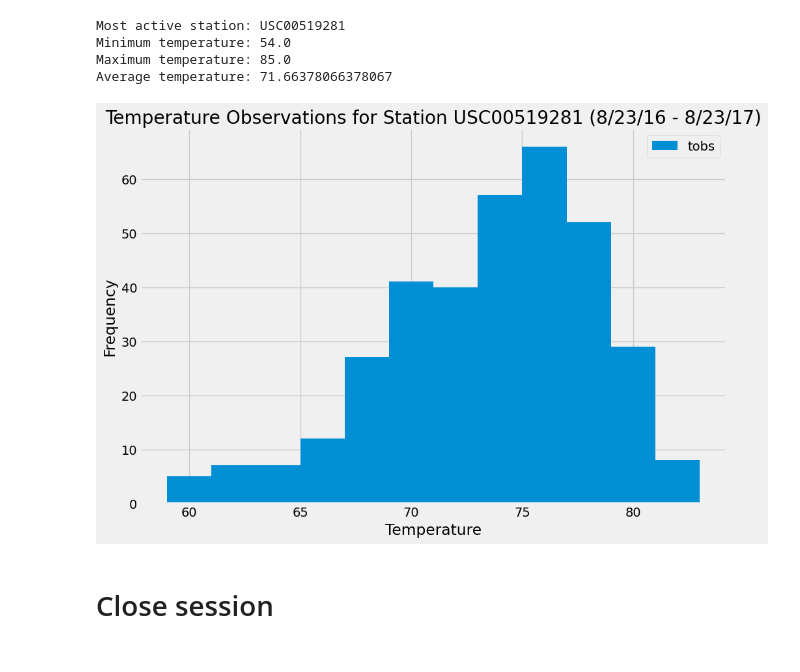
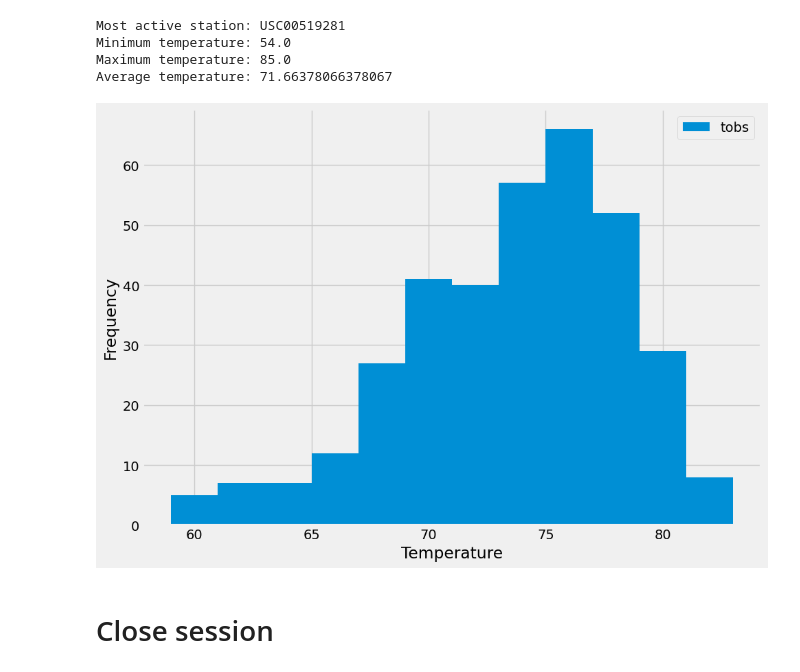
Before and after one commit to glongo001/sqlalchemy-challenge, a Jupyter notebook: SurfsUp/climate_starter.ipynb, the cells around one changed output. Cells and saved outputs as stored; diff of their text form; code cells hidden in the pictures.

```diff
--- a/SurfsUp/climate_starter.ipynb
+++ b/SurfsUp/climate_starter.ipynb
@@ -31,8 +31,8 @@ Base.classes.keys()
 ['measurement', 'station']
 # %%
 # Save references to each table
-Measurement = Base.classes.measurement
-Station = Base.classes.station
+measurement = Base.classes.measurement
+station = Base.classes.station
 # %%
 # Create our session (link) from Python to the DB
 session = Session(engine)
@@ -107,8 +106,8 @@ Number of stations: 9
 # %%
 # Design a query to find the most active stations (i.e. what stations have the most rows?)
 # List the stations and the counts in descending order.
-active_stations = session.query(Measurement.station, func.count(Measurement.station)).\
-    group_by(Measurement.station).order_by(func.count(Measurement.station).desc()).all()
+active_stations = session.query(measurement.station, func.count(measurement.station)).\
+    group_by(measurement.station).order_by(func.count(measurement.station).desc()).all()
 
 print(f'Most active stations in descending order: {active_stations}')
 # %% [output]
@@ -128,24 +127,20 @@ Average temperature: 71.66378066378067
 # %%
 # Using the most active station id
 # Query the last 12 months of temperature observation data for this station and plot the results as a histogram
 #First retrieve the date and temperature during the last year for the most active station
-most_active_12_months = session.query(Measurement.date, Measurement.tobs).filter(Measurement.date >= one_year_before, Measurement.station == most_active).all()
+most_active_12_months = session.query(measurement.tobs).filter(measurement.date >= one_year_before, measurement.station == most_active).all()
 
 #Then save results as a dataframe
-most_active_12_months_df = pd.DataFrame(most_active_12_months).set_index('date')
-
-#Sort by date
-most_active_12_months_df.sort_index(inplace=True)
+most_active_12_months_df = pd.DataFrame(most_active_12_months)
 
 #Plot the data
 most_active_12_months_df.plot.hist(bins=12, figsize=(10,7))
-plt.title(f'Temperature Observations for Station {most_active} (8/23/16 - 8/23/17)')
 plt.xlabel("Temperature")
 plt.ylabel("Frequency")
 plt.tight_layout()
 plt.show()
 # %% [output]
-[figure, old version]
+[figure, new version]
 # %% [markdown]
 # Close session
 # %%
```
Also changed, not shown: parts of 7 cells of this notebook.
